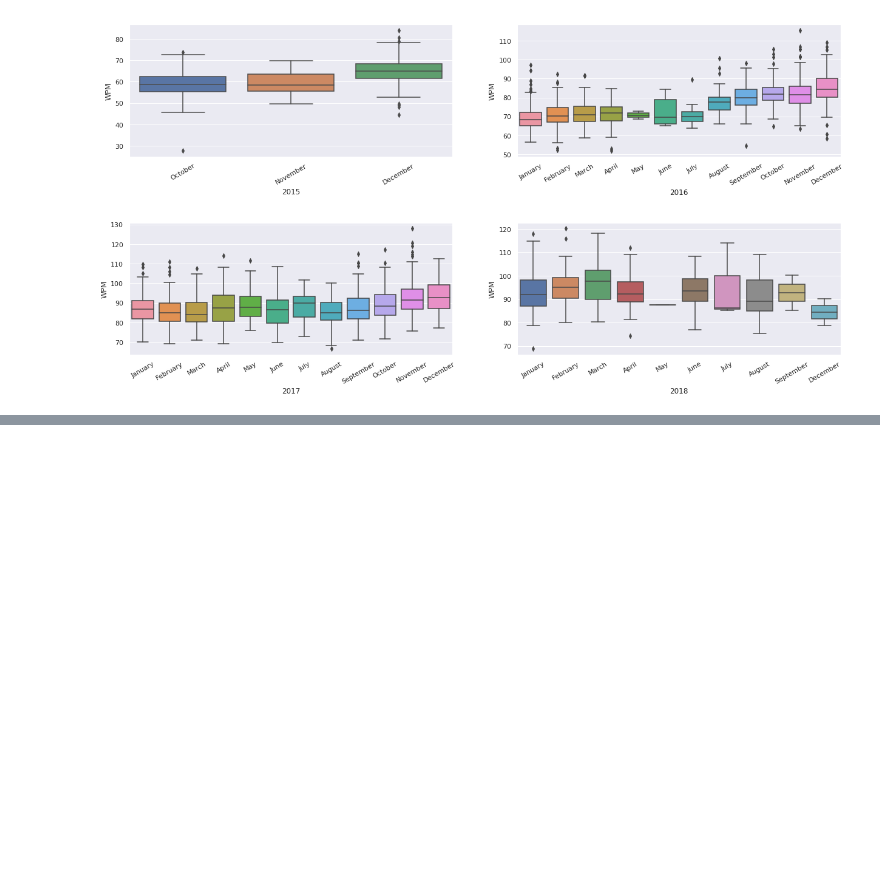
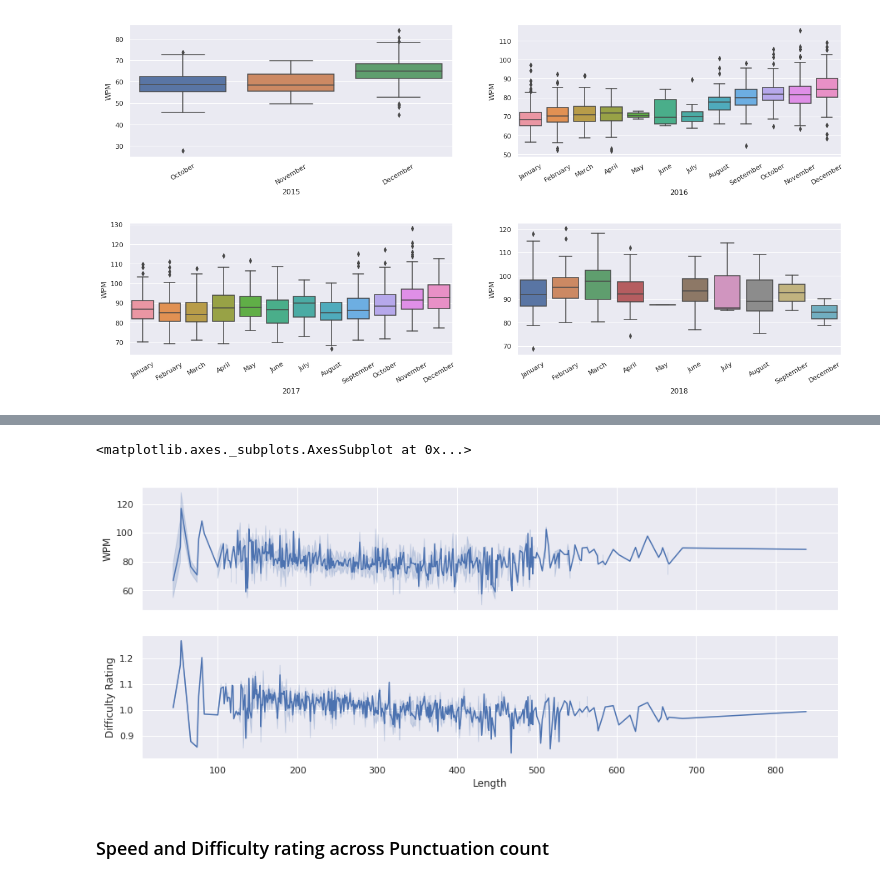
Before and after one commit to nirajpandkar/typeracer-analysis, a Jupyter notebook: text_eda.ipynb, the cells around one changed output, grey strips where cells are left out. Cells and saved outputs as stored; diff of their text form; code cells hidden in the pictures; blank space fills up the shorter version.

```diff
--- a/text_eda.ipynb
+++ b/text_eda.ipynb
@@ -163,3 +174,5 @@ sns.regplot(ax=ax, x="Date_Epoch", y="WPM", data=df_race, marker = '+', color='g
 4. Experiment with both regression and classification
 5. CountVectorizer with and without stopwords
 6. What words are the most troublesome for me? Improvement scope
+# %%
+df_merged = df_race.merge(df_text[['Text_Id', 'Length', 'Text', 'Difficulty Rating', 'Average']], on='Text_Id')
@@ -165,0 +181,9 @@ sns.regplot(ax=ax, x="Date_Epoch", y="WPM", data=df_race, marker = '+', color='g
+# %%
+fig, axes = plt.subplots(nrows=2, figsize=(15,6), sharex=True)
+sns.lineplot(ax=axes[0], x='Length', y='WPM', data=df_merged)
+sns.lineplot(ax=axes[1], x='Length', y='Difficulty Rating', data=df_merged)
+# %% [output]
+<matplotlib.axes._subplots.AxesSubplot at 0x...>
+[figure, added]
+# %% [markdown]
+### Speed and Difficulty rating across Punctuation count
```
Also changed, not shown: parts of 31 cells of this notebook.
